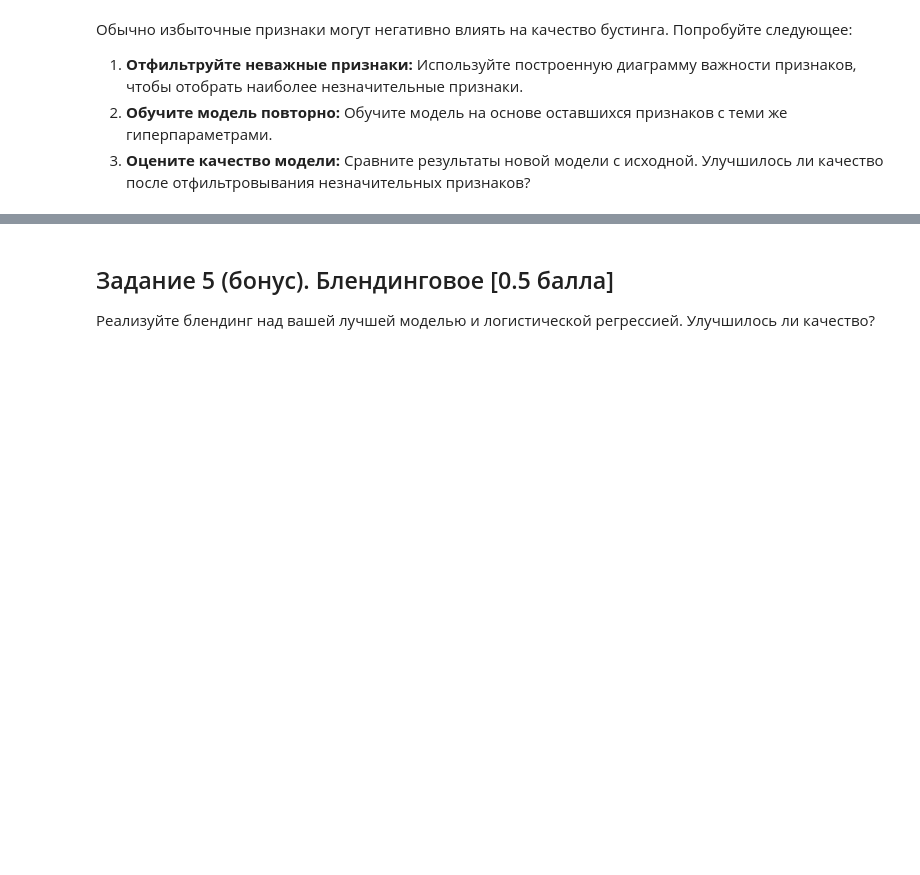
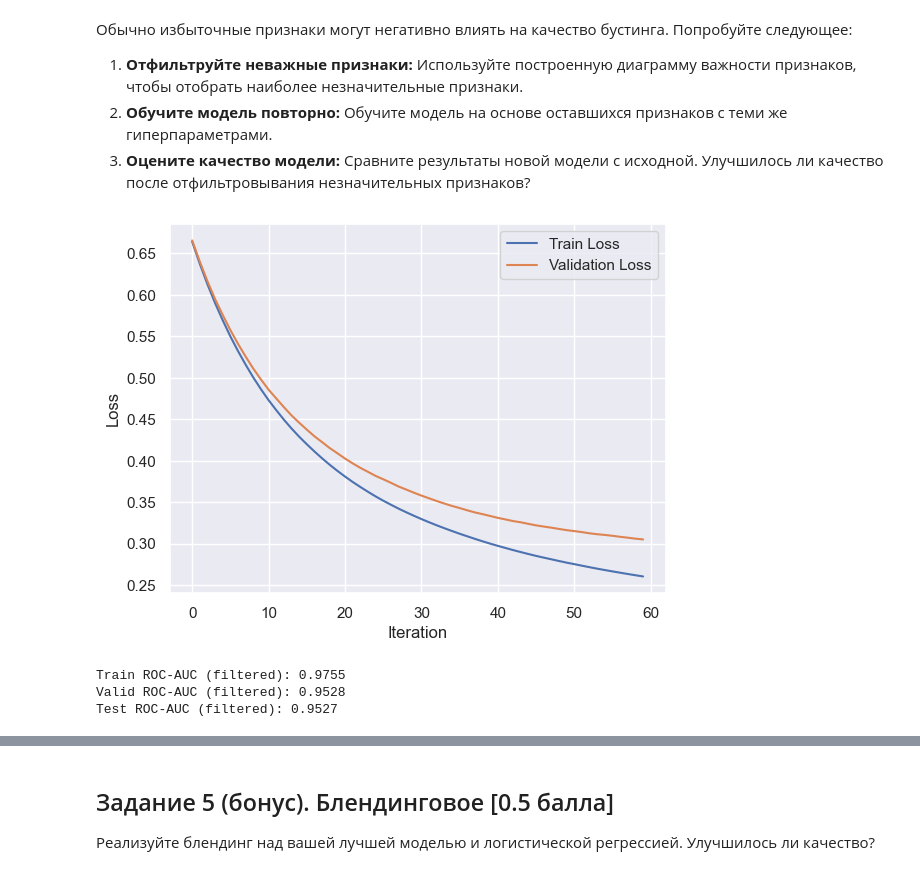
Before and after one commit to KoryakovDmitry/mai-ml-boosting-lab7, a Jupyter notebook: ML MAI & SBER. Boosting LAB7.ipynb, the cells around one changed output, grey strips where cells are left out. Drawn from its saved outputs; the diff is of its cells as text; code cells hidden in the pictures; blank space fills up the shorter version.

```diff
--- a/ML MAI & SBER. Boosting LAB7.ipynb
+++ b/ML MAI & SBER. Boosting LAB7.ipynb
@@ -352,3 +465,36 @@ Test ROC-AUC: 0.9612
 1. **Отфильтруйте неважные признаки:** Используйте построенную диаграмму важности признаков, чтобы отобрать наиболее незначительные признаки.
 2. **Обучите модель повторно:** Обучите модель на основе оставшихся признаков с теми же гиперпараметрами.
 3. **Оцените качество модели:** Сравните результаты новой модели с исходной. Улучшилось ли качество после отфильтровывания незначительных признаков?
+# %%
+import numpy as np
+
+threshold = 0.01
+important_features = np.where(boosting_feature_importances > threshold)[0]
+
+x_train_filtered = x_train[:, important_features]
+x_valid_filtered = x_valid[:, important_features]
+x_test_filtered = x_test[:, important_features]
+
+final_boosting_filtered = Boosting(
+    base_model_class=DecisionTreeRegressor,
+    base_model_params={
+        'max_depth': best_params['max_depth'],
+        'min_samples_split': best_params['min_samples_split'],
+        'min_samples_leaf': best_params['min_samples_leaf'],
+    },
+    n_estimators=best_params['n_estimators'],
+    learning_rate=best_params['learning_rate'],
+    subsample=best_params['subsample'],
+    early_stopping_rounds=10,
+    plot=True
+)
+
+final_boosting_filtered.fit(x_train_filtered, y_train, x_valid_filtered, y_valid)
+print(f'Train ROC-AUC (filtered): {final_boosting_filtered.score(x_train_filtered, y_train):.4f}')
+print(f'Valid ROC-AUC (filtered): {final_boosting_filtered.score(x_valid_filtered, y_valid):.4f}')
+print(f'Test ROC-AUC (filtered): {final_boosting_filtered.score(x_test_filtered, y_test):.4f}')
+# %% [output]
+[figure, added]
+Train ROC-AUC (filtered): 0.9755
+Valid ROC-AUC (filtered): 0.9528
+Test ROC-AUC (filtered): 0.9527
```
Also changed, not shown: parts of 8 cells of this notebook, 3 other files.
